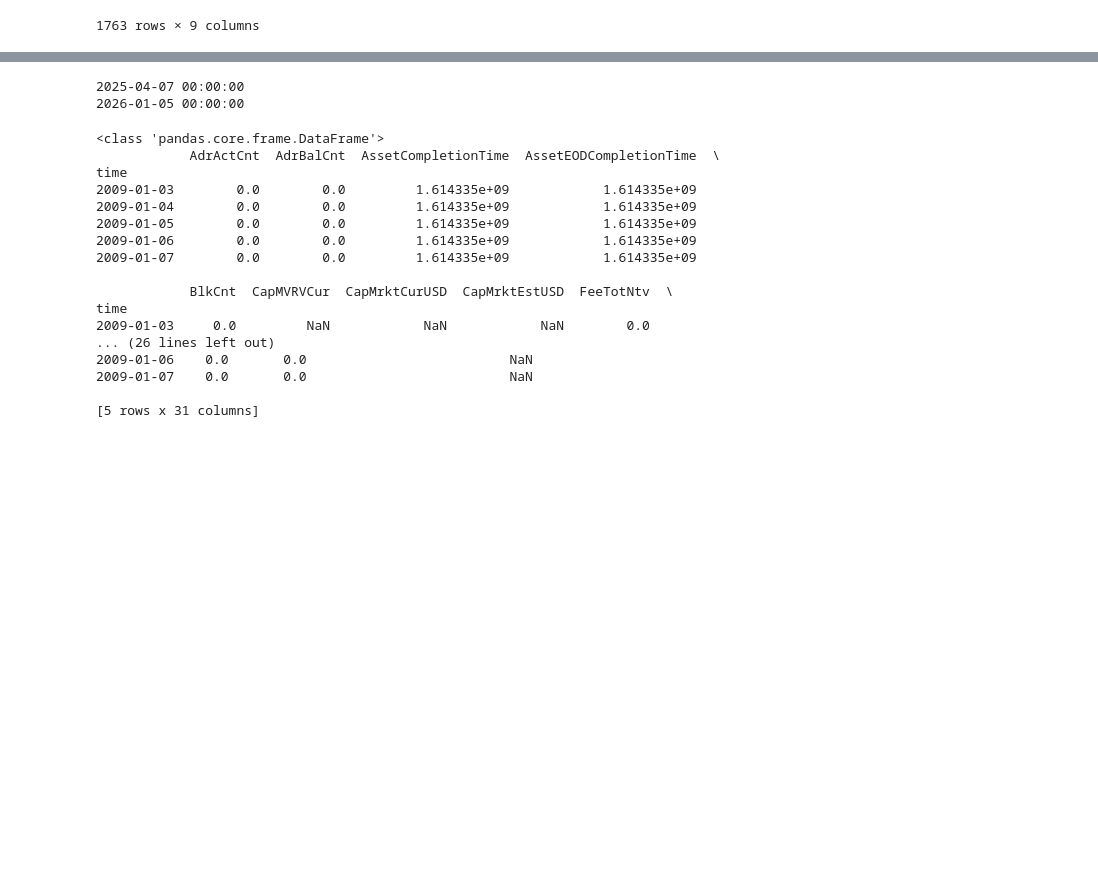
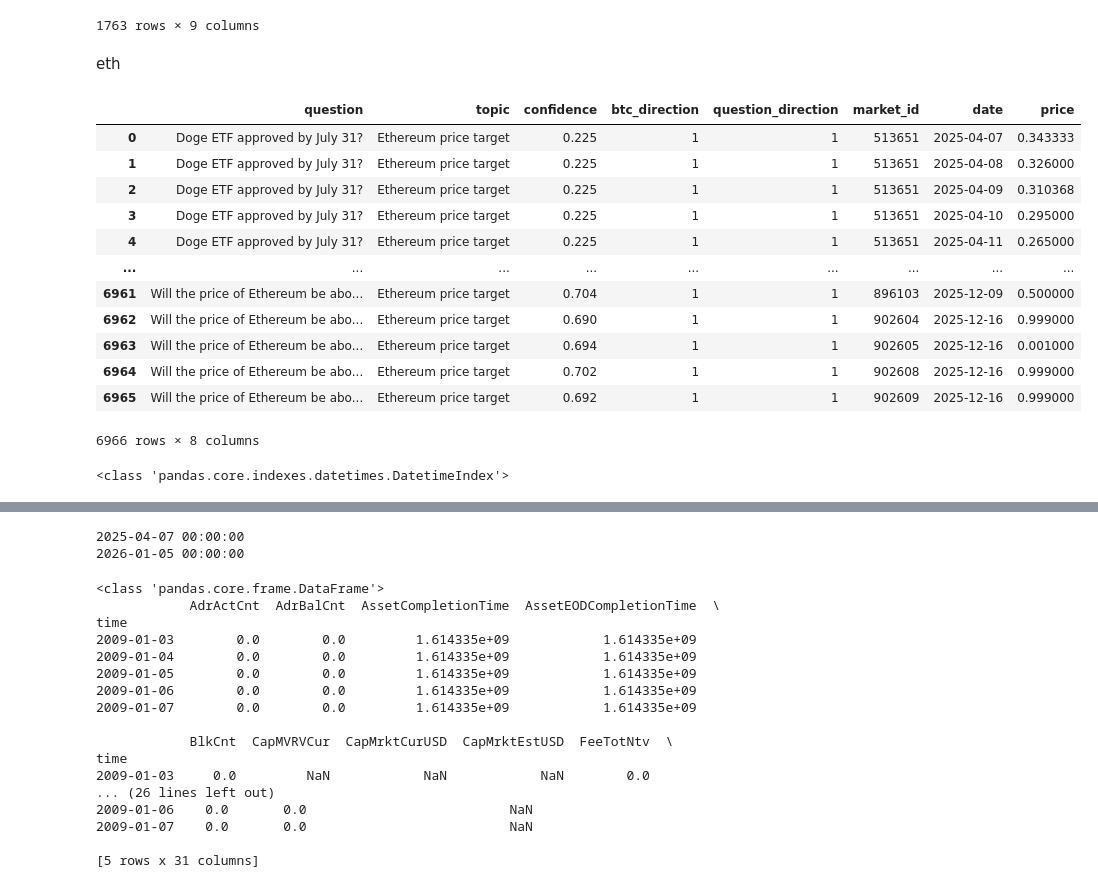
Before and after one commit to migathicharian/lse-bitcoin-analytics-capstone-template, a Jupyter notebook: template/model_first_try.ipynb, the cells around one changed output, grey strips where cells are left out. Drawn from its saved outputs; the diff is of its cells as text; code cells hidden in the pictures; blank space fills up the shorter version.

```diff
--- a/template/model_first_try.ipynb
+++ b/template/model_first_try.ipynb
@@ -205,3 +207,26 @@ match_fed_rate_bullish
 | 1761 | Fed Derivative: Jan "25bps cut" o... | Federal Reserve interest rate cut | 0.847 | 1 | 1 | 813504 | 2025-12-09 | 0.505000 | ... |
 | 1762 | Fed Derivative: Jan "25bps cut" o... | Federal Reserve interest rate cut | 0.847 | 1 | 1 | 813504 | 2025-12-10 | 0.270000 | ... |
 1763 rows × 9 columns
+# %% [markdown]
+eth
+# %%
+eth_bullish = classification_df[
+    (classification_df['topic'] == 'Ethereum price target') &
+    (classification_df['question_direction'] == 1)]
+match_eth_bullish = eth_bullish.merge(daily_odds, on='question', how='inner')
+# %%
+match_eth_bullish
+# %% [output]
+|  | question | topic | confidence | btc_direction | question_direction | market_id | date | price |
+| 0 | Doge ETF approved by July 31? | Ethereum price target | 0.225 | 1 | 1 | 513651 | 2025-04-07 | 0.343333 |
+| 1 | Doge ETF approved by July 31? | Ethereum price target | 0.225 | 1 | 1 | 513651 | 2025-04-08 | 0.326000 |
+| 2 | Doge ETF approved by July 31? | Ethereum price target | 0.225 | 1 | 1 | 513651 | 2025-04-09 | 0.310368 |
+| 3 | Doge ETF approved by July 31? | Ethereum price target | 0.225 | 1 | 1 | 513651 | 2025-04-10 | 0.295000 |
+| 4 | Doge ETF approved by July 31? | Ethereum price target | 0.225 | 1 | 1 | 513651 | 2025-04-11 | 0.265000 |
+| ... | ... | ... | ... | ... | ... | ... | ... | ... |
+| 6961 | Will the price of Ethereum be abo... | Ethereum price target | 0.704 | 1 | 1 | 896103 | 2025-12-09 | 0.500000 |
+| 6962 | Will the price of Ethereum be abo... | Ethereum price target | 0.690 | 1 | 1 | 902604 | 2025-12-16 | 0.999000 |
+| 6963 | Will the price of Ethereum be abo... | Ethereum price target | 0.694 | 1 | 1 | 902605 | 2025-12-16 | 0.001000 |
+| 6964 | Will the price of Ethereum be abo... | Ethereum price target | 0.702 | 1 | 1 | 902608 | 2025-12-16 | 0.999000 |
+| 6965 | Will the price of Ethereum be abo... | Ethereum price target | 0.692 | 1 | 1 | 902609 | 2025-12-16 | 0.999000 |
+6966 rows × 8 columns
@@ -207,0 +238,4 @@ match_fed_rate_bullish
+# %%
+print(type(eth_bullish_date_mean.index))
+# %% [output]
+<class 'pandas.core.indexes.datetimes.DatetimeIndex'>
```
Also changed, not shown: parts of 4 cells of this notebook, 12 other files.
